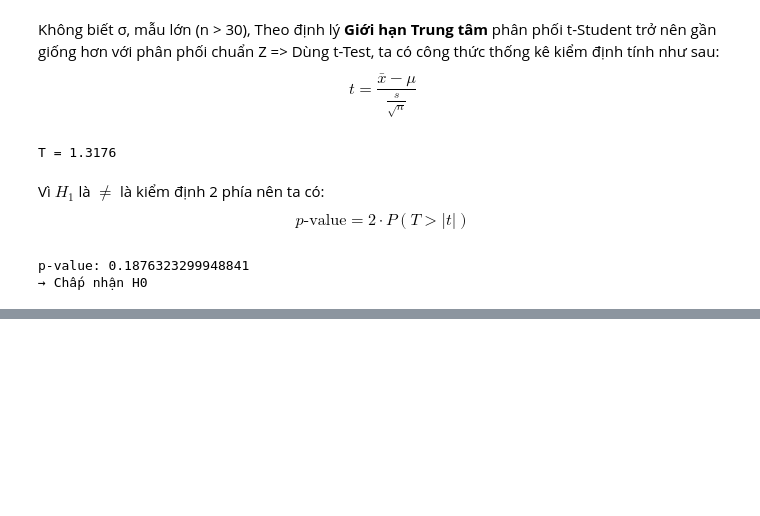
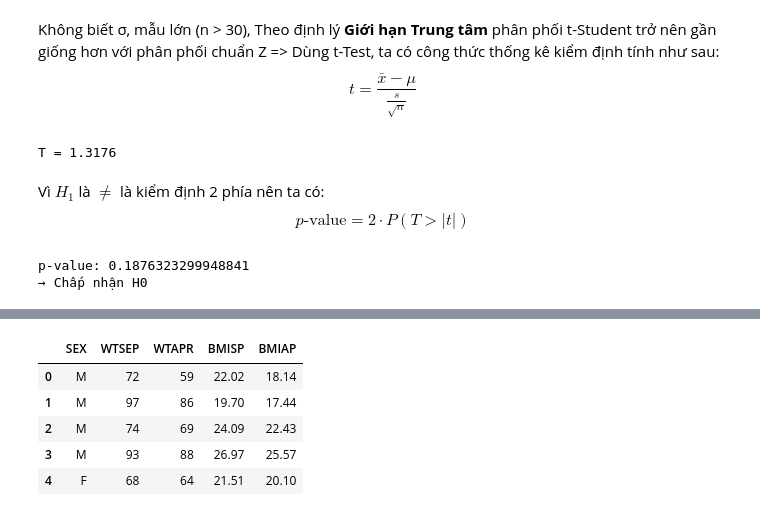
Before and after one commit to HuynhDucPhu2502/Data-Analysis-Learning-Projects, a Jupyter notebook: Computational Statistics and Applications/Exercise/TH2/Testing.ipynb, the cells around one changed output, grey strips where cells are left out. Saved outputs shown, nothing was run; the diff lists cells and outputs as text; code cells hidden in the pictures; blank space fills up the shorter version.

```diff
--- a/Computational Statistics and Applications/Exercise/TH2/Testing.ipynb
+++ b/Computational Statistics and Applications/Exercise/TH2/Testing.ipynb
@@ -233,0 +986,12 @@ Vì $p_{value} = 0.093 < \alpha=0.05$ nên ta kết luận: Không đủ bằng
+# %%
+# Bước 1: Đọc file CSV
+df = pd.read_csv("../data/FRESH15.csv")
+
+df.head()
+# %% [output]
+|  | SEX | WTSEP | WTAPR | BMISP | BMIAP |
+| 0 | M | 72 | 59 | 22.02 | 18.14 |
+| 1 | M | 97 | 86 | 19.70 | 17.44 |
+| 2 | M | 74 | 69 | 24.09 | 22.43 |
+| 3 | M | 93 | 88 | 26.97 | 25.57 |
+| 4 | F | 68 | 64 | 21.51 | 20.10 |
```
Also changed, not shown: parts of 118 cells of this notebook, 11 other files.
